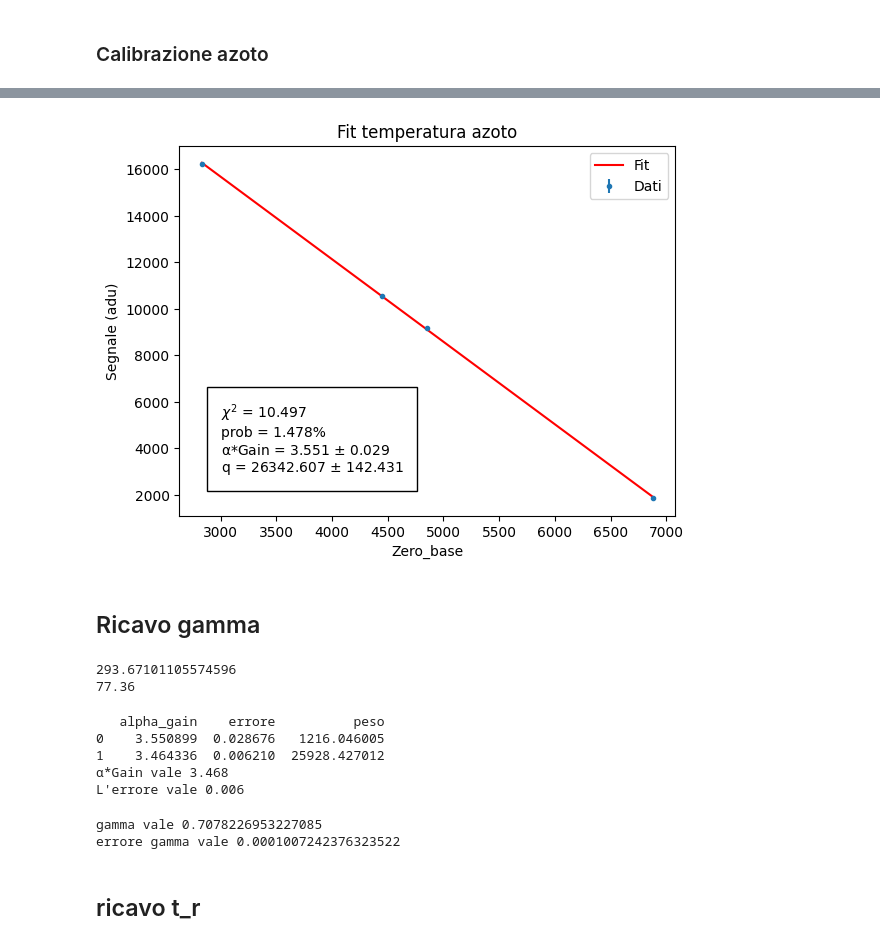
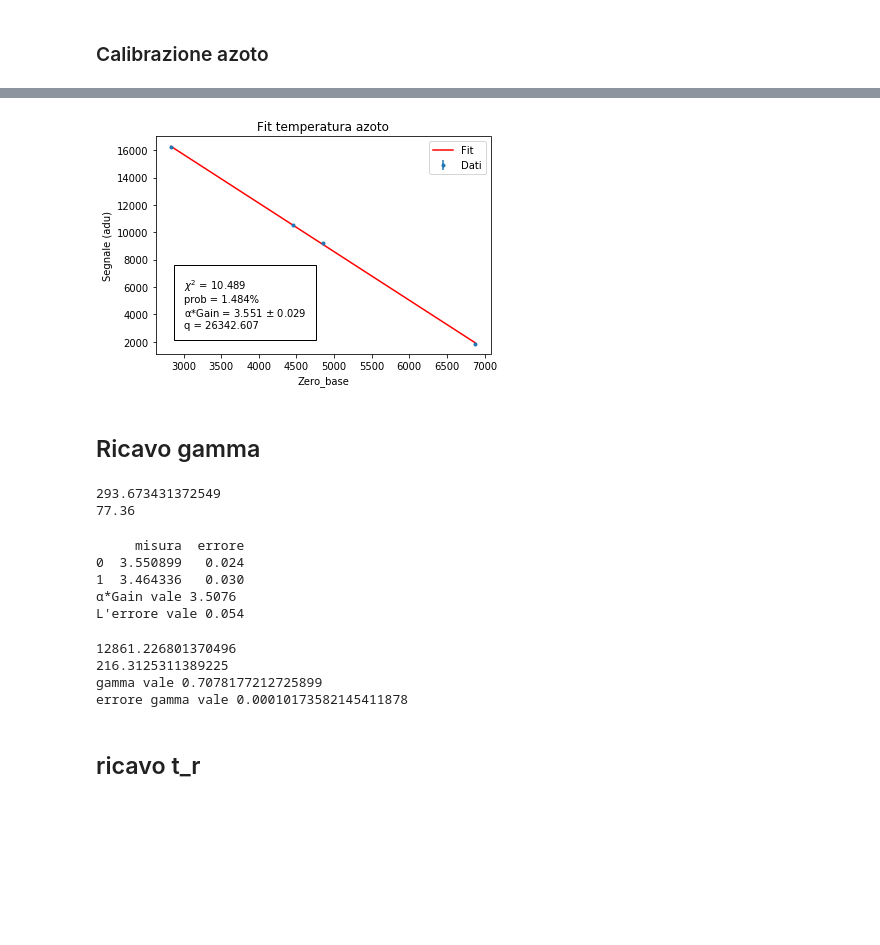
Before and after one commit to milite/Astrofisica_nico, a Jupyter notebook: Calibrazione/calibrazione_definitivo.ipynb, the cells around one changed output, grey strips where cells are left out. Drawn from its saved outputs; the diff is of its cells as text; code cells hidden in the pictures; blank space fills up the shorter version.

```diff
--- a/Calibrazione/calibrazione_definitivo.ipynb
+++ b/Calibrazione/calibrazione_definitivo.ipynb
@@ -51,7 +51,7 @@ for i in range(0,3):
 
     plt.savefig('grafico_' + str(i+1))
 
-    rad_amb.append([calibrazione_1.rad.mean(), (calibrazione_1.rad.std())])  # deviazione standard della media? errori diventano piccolissimi
+    rad_amb.append([calibrazione_1.rad.mean(), math.sqrt(calibrazione_1.rad.std()**2 + 1)])  # deviazione standard della media? errori diventano piccolissimi
 
 rad_amb = pd.DataFrame(rad_amb, columns=['rad', 'errore'])
 print(rad_amb)
@@ -168,7 +166,7 @@ for i in range(0,4):
 
     plt.savefig('grafico_n_' + str(i+1))
 
-    rad_n.append([calibrazione_2.rad.mean(), calibrazione_2.rad.std()])
+    rad_n.append([calibrazione_2.rad.mean(), math.sqrt(calibrazione_2.rad.std()**2 + 1)])
 
 rad_n = pd.DataFrame(rad_n, columns= ['rad', 'errore'])
 print(rad_n)
@@ -194,56 +192,65 @@ Text(0.5, 0, 'Zero_base')
 # %%
 azoto = linregress(zero_base_n,rad_n['rad'])
 
 chi2 = round(np.sum (((rad_n['rad'] - azoto.intercept - azoto.slope*(zero_base_n))/(rad_n['errore']))**2),3)
 prob = round(stats.chi2.sf(chi2, 3) * 100, 3)  # calcolo probabilità chi quadro
 
 plt.errorbar(zero_base_n, rad_n['rad'], yerr=rad_n['errore'], fmt='.', label='Dati')
 plt.plot(zero_base_n, azoto.intercept + azoto.slope*(zero_base_n), 'r-', label='Fit')
 
 chi = '$\chi^2$ = ' + str(chi2) + '\n'
 probab = 'prob = ' + str(prob) + '% \n'
 slope = '\u03B1*Gain = ' + str(-round(azoto.slope, 3)) + ' $\pm$ ' + str(round(azoto.stderr,3)) + '\n'
-intercept = 'q = ' + str(round(azoto.intercept, 3)) + ' $\pm$ ' + str(round(azoto.intercept_stderr, 3))
+intercept = 'q = ' + str(round(azoto.intercept, 3)) ## + ' $\pm$ ' + str(round(azoto.intercept_stderr, 3))
 plt.text(3000, 3000, chi + probab + slope + intercept, fontsize=10, bbox ={'facecolor':'white', 'pad':10},  color='black')
 
 plt.title('Fit temperatura azoto')
 plt.ylabel('Segnale (adu)')
 plt.xlabel('Zero_base')
 plt.legend()
 plt.show()
 # %% [output]
-[figure, old version]
+[figure, new version]
 # %% [markdown]
 ## Ricavo gamma
 # %%
 temp_azoto = 77.36
-temp_azoto_err = 0.01
+temp_azoto_err = 0.22
 
 print(media_t_amb)
 print(temp_azoto)
 # %% [output]
-293.67101105574596
+293.673431372549
 77.36
 # %%
 # prodotto alpha per Gain(5)
-alpha_gain = [[-azoto.slope, azoto.stderr],[-amb.slope, amb.stderr]]
-alpha_gain = pd.DataFrame(alpha_gain, columns= ['alpha_gain', 'errore'])
-alpha_gain['peso'] = 1/(alpha_gain.errore)**2
+alpha_gain = [[-azoto.slope, 0.024],[-amb.slope, 0.03]]
+alpha_gain = pd.DataFrame(alpha_gain, columns= ['misura', 'errore'])
+# alpha_gain['peso'] = 1/(alpha_gain.errore)**2
 print(alpha_gain)
 
-alpha_g = (np.sum(alpha_gain.peso * alpha_gain.alpha_gain))/(np.sum(alpha_gain.peso))  # media alpha * gain
-alpha_g_err = 1 / math.sqrt(np.sum(alpha_gain.peso))
-print('\u03B1*Gain vale', round(alpha_g,3))
+# alpha_g = (np.sum(alpha_gain.peso * alpha_gain.alpha_gain))/(np.sum(alpha_gain.peso))  # media alpha * gain
+# alpha_g_err = 1 / math.sqrt(np.sum(alpha_gain.peso))
+# print('\u03B1*Gain vale', round(alpha_g,3))
+# print("L'errore vale", round(alpha_g_err,3))
+
+alpha_g = np.mean(alpha_gain.misura)
+alpha_g_err = math.sqrt(np.sum(alpha_gain.errore)**2)
+
+
+print('\u03B1*Gain vale', round(alpha_g,4))
 print("L'errore vale", round(alpha_g_err,3))
 # %% [output]
-   alpha_gain    errore          peso
-0    3.550899  0.028676   1216.046005
-1    3.464336  0.006210  25928.427012
-α*Gain vale 3.468
-L'errore vale 0.006
+     misura  errore
+0  3.550899   0.024
+1  3.464336   0.030
+α*Gain vale 3.5076
+L'errore vale 0.054
 # %%
 num = (amb.intercept - azoto.intercept)
+print(num)
 den = (media_t_amb - temp_azoto)
+print(den)
 
 errore_num = math.sqrt((amb.intercept_stderr**2) + (azoto.intercept_stderr**2)) # errore num
 errore_den = math.sqrt((media_t_amb_err)**2 + (temp_azoto_err)**2)  # errore den
@@ -253,7 +260,9 @@ errore_gamma = (math.sqrt((errore_num/num)**2 + (errore_den/den)**2) * gamma)/84
 print('gamma vale', gamma)
 print('errore gamma vale', errore_gamma)
 # %% [output]
-gamma vale 0.7078226953227085
-errore gamma vale 0.0001007242376323522
+12861.226801370496
+216.3125311389225
+gamma vale 0.7078177212725899
+errore gamma vale 0.00010173582145411878
 # %% [markdown]
 ## ricavo t_r
```
Also changed, not shown: parts of 12 cells of this notebook, 48 other files.
